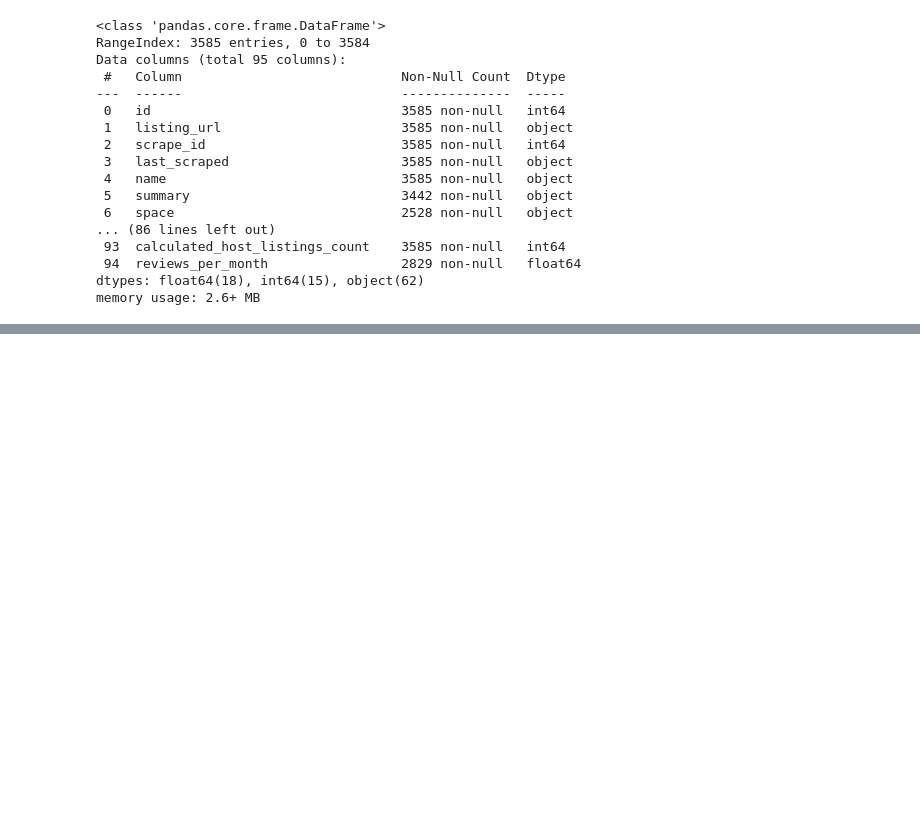
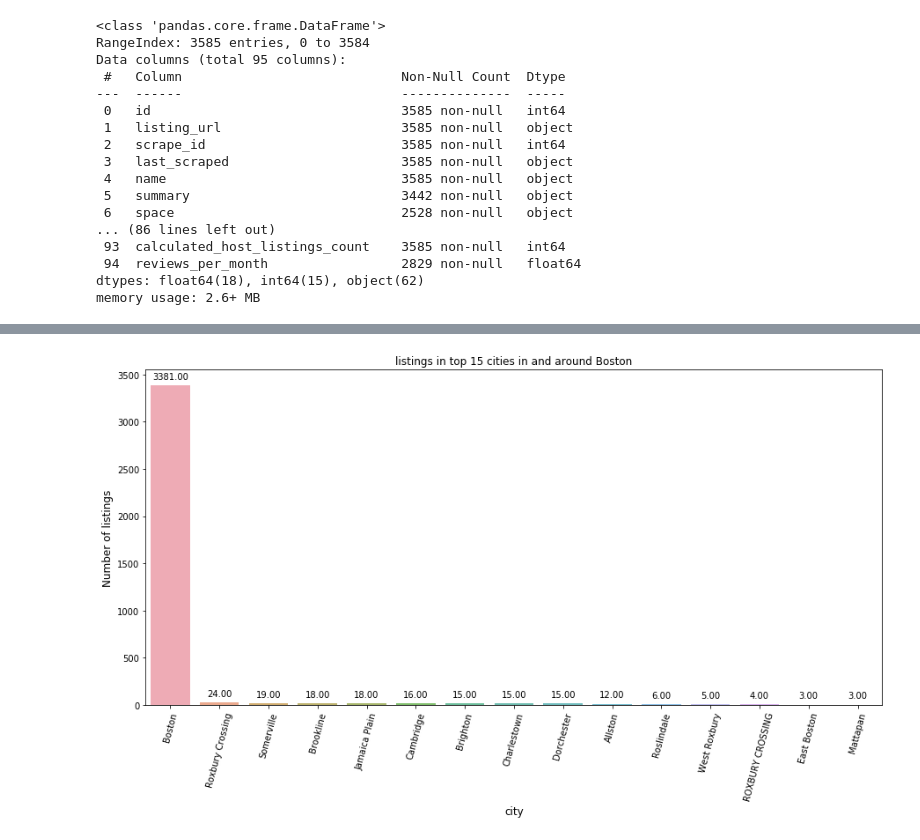
Before and after one commit to SadiqueAbdullah/Boston-Airbnb-EDA-and-Insight, a Jupyter notebook: EDA_and_Prediction.ipynb, the cells around one changed output, grey strips where cells are left out. Cells and saved outputs as stored; diff of their text form; code cells hidden in the pictures; blank space fills up the shorter version.

```diff
--- a/EDA_and_Prediction.ipynb
+++ b/EDA_and_Prediction.ipynb
@@ -73,0 +94,4 @@ memory usage: 2.6+ MB
+# %%
+lstngs['host_response_rate']= lstngs['host_response_rate'].str.replace('[%,,]','')
+lstngs['host_response_rate']= pd.to_numeric(lstngs['host_response_rate'])
+lstngs['host_response_rate']
@@ -73,0 +160,15 @@ memory usage: 2.6+ MB
+# %%
+#Exploring listings data in and around Boston
+city_count  = lstngs['city'].value_counts()
+city_count = city_count[:15,]
+plt.figure(figsize=(15,7))
+g=sns.barplot(city_count.index, city_count.values, alpha=0.8)
+plt.title('listings in top 15 cities in and around Boston')
+plt.ylabel('Number of listings', fontsize=12)
+plt.xlabel('city', fontsize=12)
+plt.xticks(rotation=75)
+for p in g.patches:
+    g.annotate(format(p.get_height(), '.2f'), (p.get_x() + p.get_width() / 2., p.get_height()), ha = 'center', va = 'center', xytext = (0, 10), textcoords = 'offset points')
+plt.show()
+# %% [output]
+[figure, added]
```
Also changed, not shown: parts of 35 cells of this notebook.
